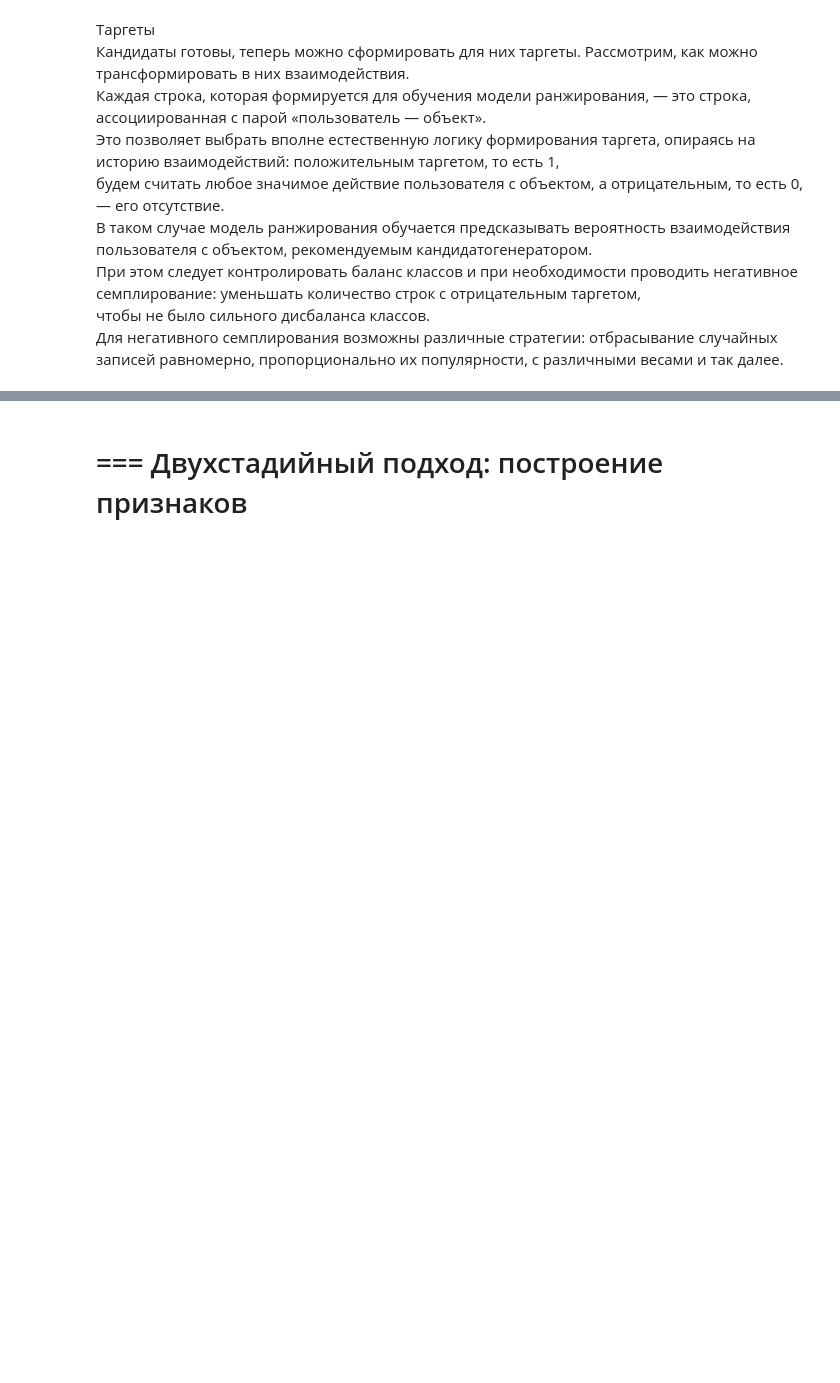
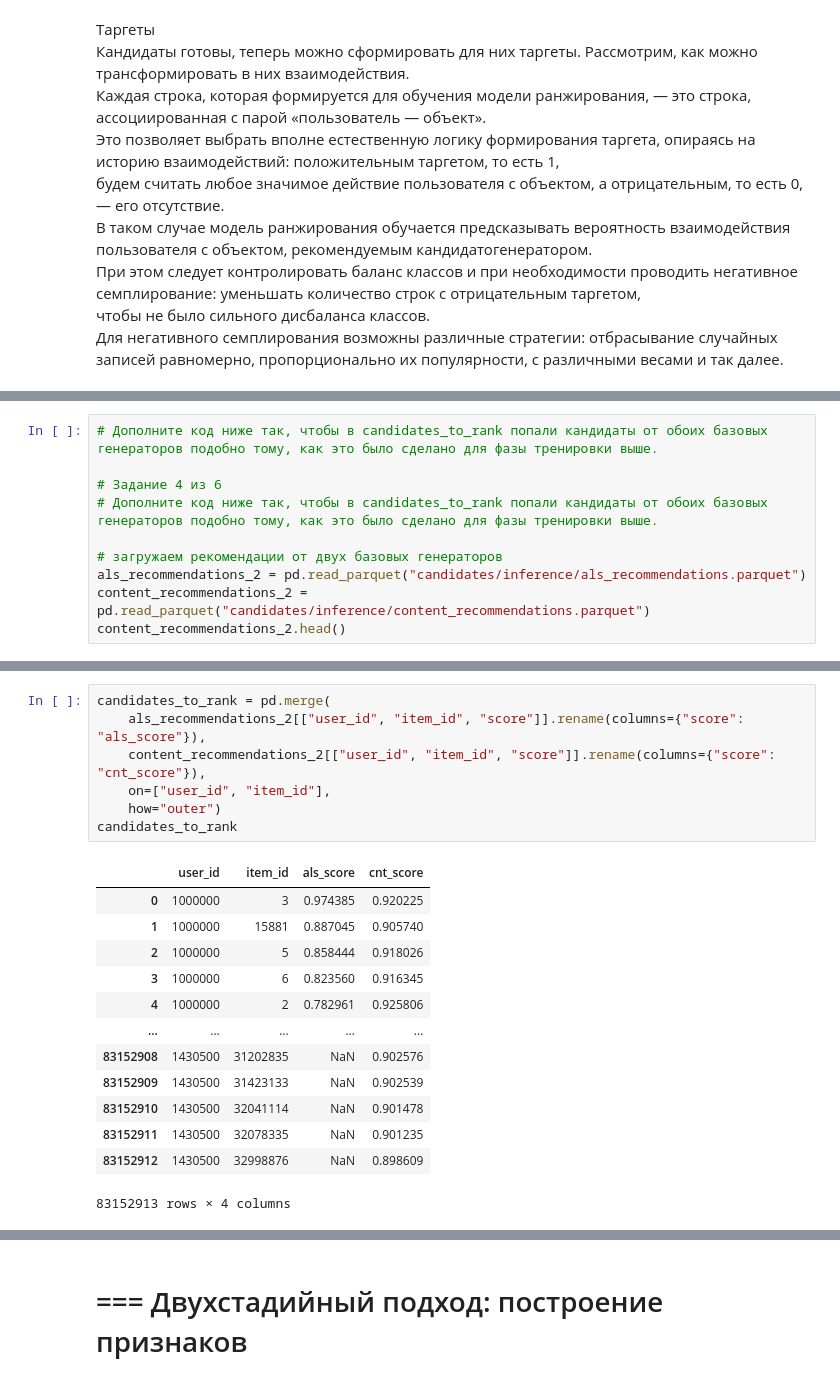
Before and after one commit to ozerge/mle-recsys-start, a Jupyter notebook: main_offline2.ipynb, the cells around one changed output, grey strips where cells are left out. Drawn from its saved outputs; the diff is of its cells as text; blank space fills up the shorter version.

```diff
--- a/main_offline2.ipynb
+++ b/main_offline2.ipynb
@@ -2271,0 +2414,10 @@ Error:
+# %%
+# Дополните код ниже так, чтобы в candidates_to_rank попали кандидаты от обоих базовых генераторов подобно тому, как это было сделано для фазы тренировки выше.
+
+# Задание 4 из 6
+# Дополните код ниже так, чтобы в candidates_to_rank попали кандидаты от обоих базовых генераторов подобно тому, как это было сделано для фазы тренировки выше.
+
+# загружаем рекомендации от двух базовых генераторов
+als_recommendations_2 = pd.read_parquet("candidates/inference/als_recommendations.parquet")
+content_recommendations_2 = pd.read_parquet("candidates/inference/content_recommendations.parquet")
+content_recommendations_2.head()
@@ -2271,0 +2431,21 @@ Error:
+# %%
+candidates_to_rank = pd.merge(
+    als_recommendations_2[["user_id", "item_id", "score"]].rename(columns={"score": "als_score"}),
+    content_recommendations_2[["user_id", "item_id", "score"]].rename(columns={"score": "cnt_score"}),
+    on=["user_id", "item_id"],
+    how="outer")
+candidates_to_rank
+# %% [output]
+|  | user_id | item_id | als_score | cnt_score |
+| 0 | 1000000 | 3 | 0.974385 | 0.920225 |
+| 1 | 1000000 | 15881 | 0.887045 | 0.905740 |
+| 2 | 1000000 | 5 | 0.858444 | 0.918026 |
+| 3 | 1000000 | 6 | 0.823560 | 0.916345 |
+| 4 | 1000000 | 2 | 0.782961 | 0.925806 |
+| ... | ... | ... | ... | ... |
+| 83152908 | 1430500 | 31202835 | NaN | 0.902576 |
+| 83152909 | 1430500 | 31423133 | NaN | 0.902539 |
+| 83152910 | 1430500 | 32041114 | NaN | 0.901478 |
+| 83152911 | 1430500 | 32078335 | NaN | 0.901235 |
+| 83152912 | 1430500 | 32998876 | NaN | 0.898609 |
+83152913 rows × 4 columns
```
Also changed, not shown: parts of 29 cells of this notebook, 6 other files.
